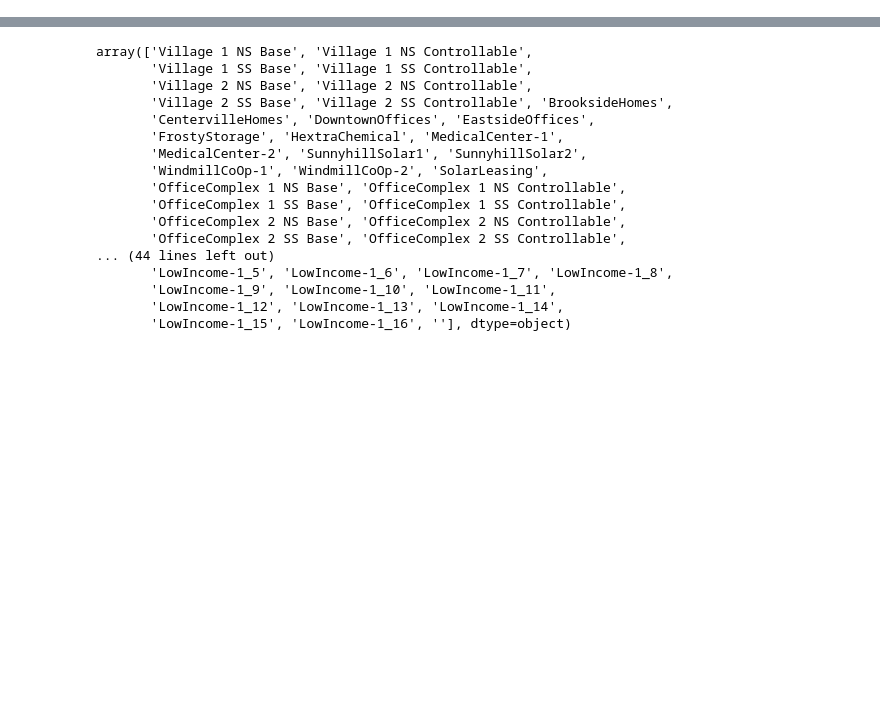
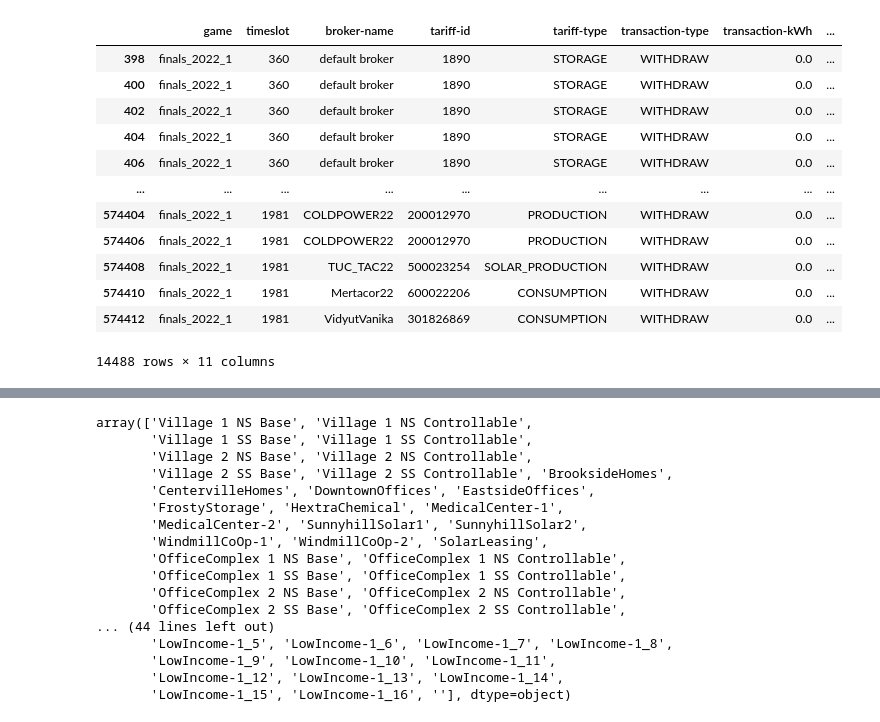
Before and after one commit to ducanhnguyen99/is3-powertac-ev-kpis, a Jupyter notebook: analysis/exploratory_tariff_type.ipynb, the cells around one changed output, grey strips where cells are left out. Cells and saved outputs as stored; diff of their text form; code cells hidden in the pictures; blank space fills up the shorter version.

```diff
--- a/analysis/exploratory_tariff_type.ipynb
+++ b/analysis/exploratory_tariff_type.ipynb
@@ -148,0 +296,42 @@ f.tight_layout()
+# %%
+tf_type_energy = pd.DataFrame(tf_type_dist[['broker-name', 'tariff-type', 'transaction-kWh']].groupby(by = ['broker-name', 'tariff-type']).sum())
+tf_type_energy = tf_type_energy.reset_index()
+tf_type_energy.columns = ['broker', 'tariff-type', 'energy']
+tf_type_energy['energy'] = tf_type_energy['energy'].apply(lambda x: abs(x))
+
+tf_type_energy = tf_type_energy.pivot(columns='tariff-type', index='broker')
+tf_type_energy.columns = tf_type_energy.columns.swaplevel().map(' '.join)
+tf_type_energy = tf_type_energy.replace(np.nan,0)
+tf_type_energy = tf_type_energy.reset_index()
+
+tf_types_energy = tf_type_energy.loc[:, tf_type_energy.columns != "broker"]
+
+tf_transactions[tf_transactions["transaction-type"] == "WITHDRAW"]
+
+#tf_transactions["transaction-type"].unique()
+#array(['SIGNUP', 'CONSUME', 'PRODUCE', 'WITHDRAW', 'PUBLISH', 'PERIODIC',
+ #      'REVOKE'], dtype=object)
+
+#get the number of subscriptions and revokes
+
+#timeslot,  customer-count>0, customer-name, tariff-type
+
+number of signups
+number of revokes
+per broker
+
+tf_transactions[["broker-name", "customer-count", "transaction-type",]]
+# %% [output]
+|  | game | timeslot | broker-name | tariff-id | tariff-type | transaction-type | transaction-kWh | ... |
+| 398 | finals_2022_1 | 360 | default broker | 1890 | STORAGE | WITHDRAW | 0.0 | ... |
+| 400 | finals_2022_1 | 360 | default broker | 1890 | STORAGE | WITHDRAW | 0.0 | ... |
+| 402 | finals_2022_1 | 360 | default broker | 1890 | STORAGE | WITHDRAW | 0.0 | ... |
+| 404 | finals_2022_1 | 360 | default broker | 1890 | STORAGE | WITHDRAW | 0.0 | ... |
+| 406 | finals_2022_1 | 360 | default broker | 1890 | STORAGE | WITHDRAW | 0.0 | ... |
+| ... | ... | ... | ... | ... | ... | ... | ... | ... |
+| 574404 | finals_2022_1 | 1981 | COLDPOWER22 | 200012970 | PRODUCTION | WITHDRAW | 0.0 | ... |
+| 574406 | finals_2022_1 | 1981 | COLDPOWER22 | 200012970 | PRODUCTION | WITHDRAW | 0.0 | ... |
+| 574408 | finals_2022_1 | 1981 | TUC_TAC22 | 500023254 | SOLAR_PRODUCTION | WITHDRAW | 0.0 | ... |
+| 574410 | finals_2022_1 | 1981 | Mertacor22 | 600022206 | CONSUMPTION | WITHDRAW | 0.0 | ... |
+| 574412 | finals_2022_1 | 1981 | VidyutVanika | 301826869 | CONSUMPTION | WITHDRAW | 0.0 | ... |
+14488 rows × 11 columns
```
Also changed, not shown: parts of 4 cells of this notebook, 11 other files.
